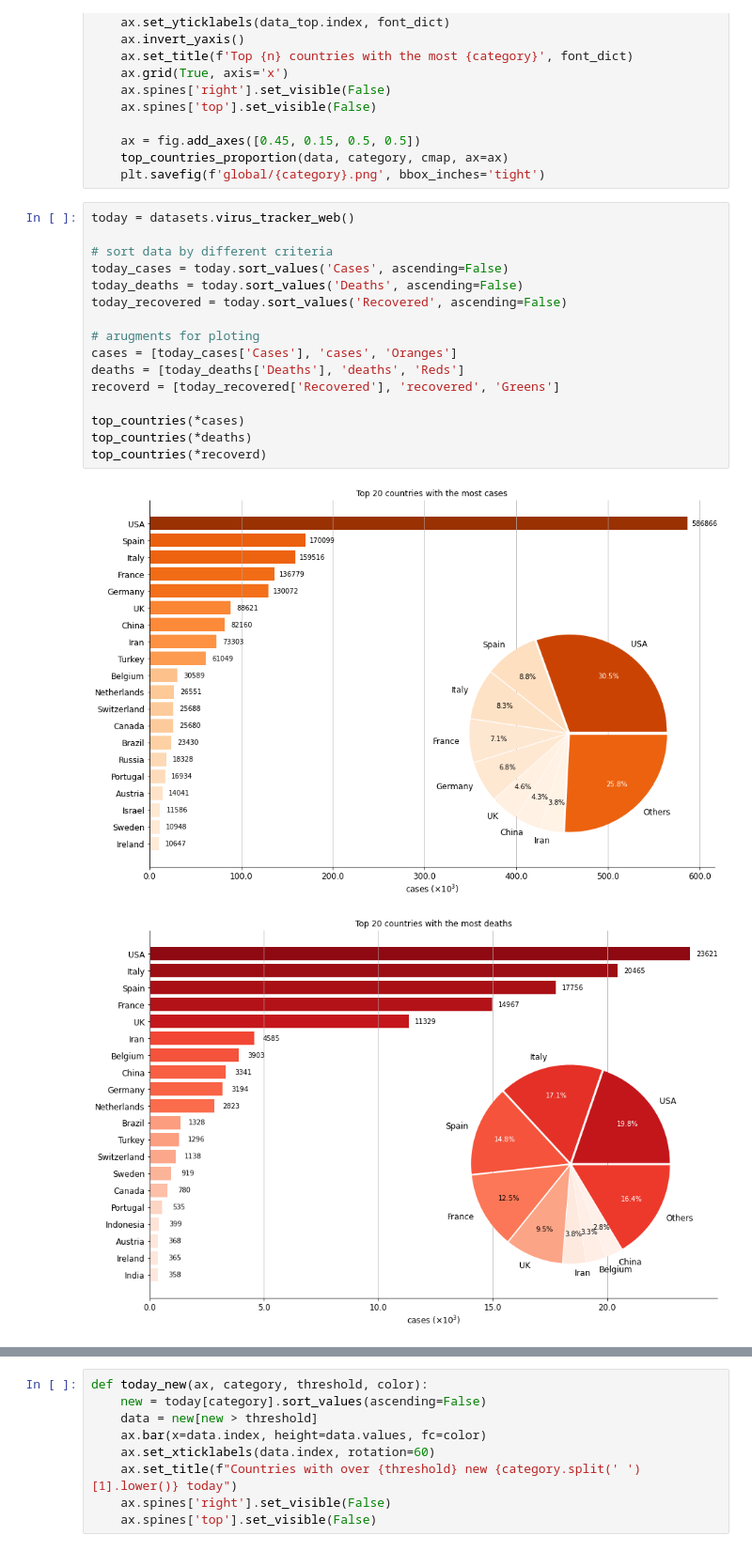
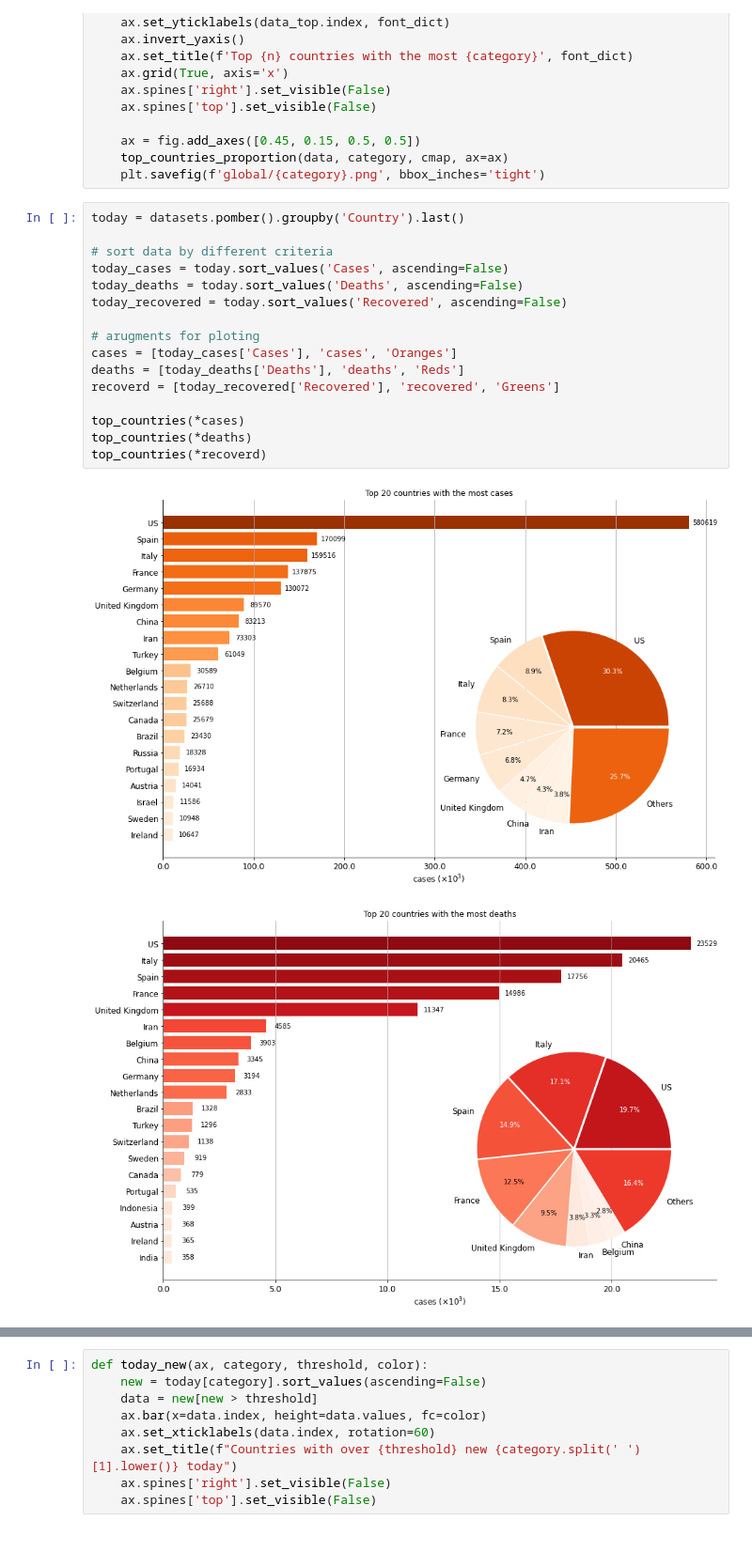
Before and after one commit to zhaoyi3264/covid-19-trend, a Jupyter notebook: global_trend.ipynb, the cells around one changed output, grey strips where cells are left out. Shown at 94% size. Saved outputs shown, nothing was run; the diff lists cells and outputs as text.

```diff
--- a/global_trend.ipynb
+++ b/global_trend.ipynb
@@ -58,21 +58,21 @@ def top_countries(data, category, cmap, n=20):
     top_countries_proportion(data, category, cmap, ax=ax)
     plt.savefig(f'global/{category}.png', bbox_inches='tight')
 # %%
-today = datasets.virus_tracker_web()
+today = datasets.pomber().groupby('Country').last()
 
 # sort data by different criteria
 today_cases = today.sort_values('Cases', ascending=False)
 today_deaths = today.sort_values('Deaths', ascending=False)
 today_recovered = today.sort_values('Recovered', ascending=False)
 
 # arugments for ploting
 cases = [today_cases['Cases'], 'cases', 'Oranges']
 deaths = [today_deaths['Deaths'], 'deaths', 'Reds']
 recoverd = [today_recovered['Recovered'], 'recovered', 'Greens']
 
 top_countries(*cases)
 top_countries(*deaths)
 top_countries(*recoverd)
 # %% [output]
-[figure, old version]
+[figure, new version]
-[figure, old version]
+[figure, new version]
```
Also changed, not shown: parts of 5 cells of this notebook, 10 other files.
